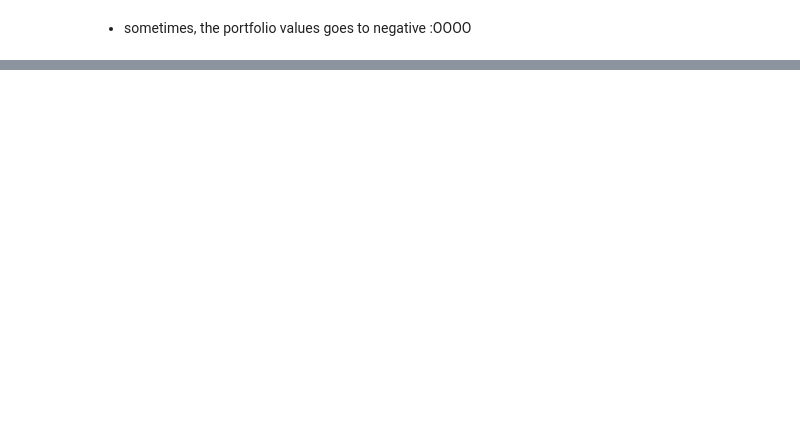
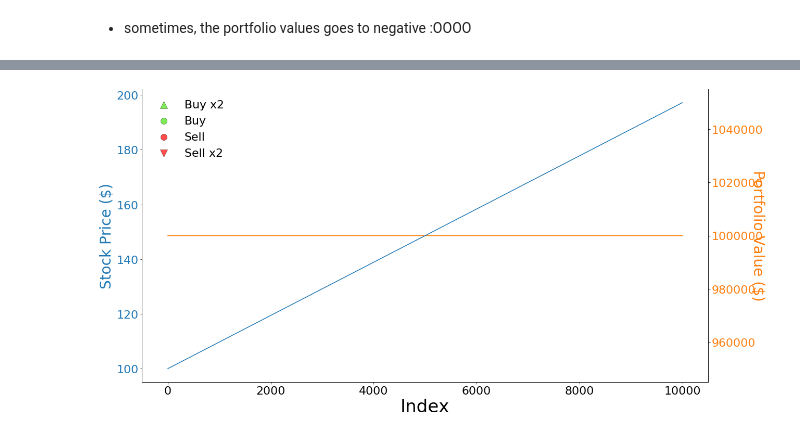
Before and after one commit to YAOS5/Amazon-Trading-Bot, a Jupyter notebook: stable_baselines_test.ipynb, the cells around one changed output, grey strips where cells are left out. Cells and saved outputs as stored; diff of their text form; code cells hidden in the pictures; blank space fills up the shorter version.

```diff
--- a/stable_baselines_test.ipynb
+++ b/stable_baselines_test.ipynb
@@ -225,0 +227,32 @@ Discrete(3)
+# %%
+state = env.reset()
+state = np.reshape(state, (1, 7))
+
+prices = []
+balances = []
+rewards = []
+actions = []
+n_ticks = 10000
+for i in tqdm(range(n_ticks)):
+    action = agent.get_action(state, exploit=True)
+
+    next_state, reward, done, _ = env.step(action)
+
+    actions.append(action)
+    rewards.append(reward)
+    balances.append(next_state[-2])
+
+    prices.append(next_state[PAST_DAYS-1]) # current timestep's closing price
+    env.save_portfolio()
+
+    next_state = np.reshape(next_state, (1, 7))
+    state = next_state
+
+    if done:
+        break
+
+portfolio_values = np.array(balances) + (np.array(actions) - 1) * np.array(prices)
+
+plot(prices, actions, portfolio_values[-n_ticks:], right_y_adjust=1.1)
+# %% [output]
+[figure, added]
```
Also changed, not shown: parts of 9 cells of this notebook, 1 other file.
